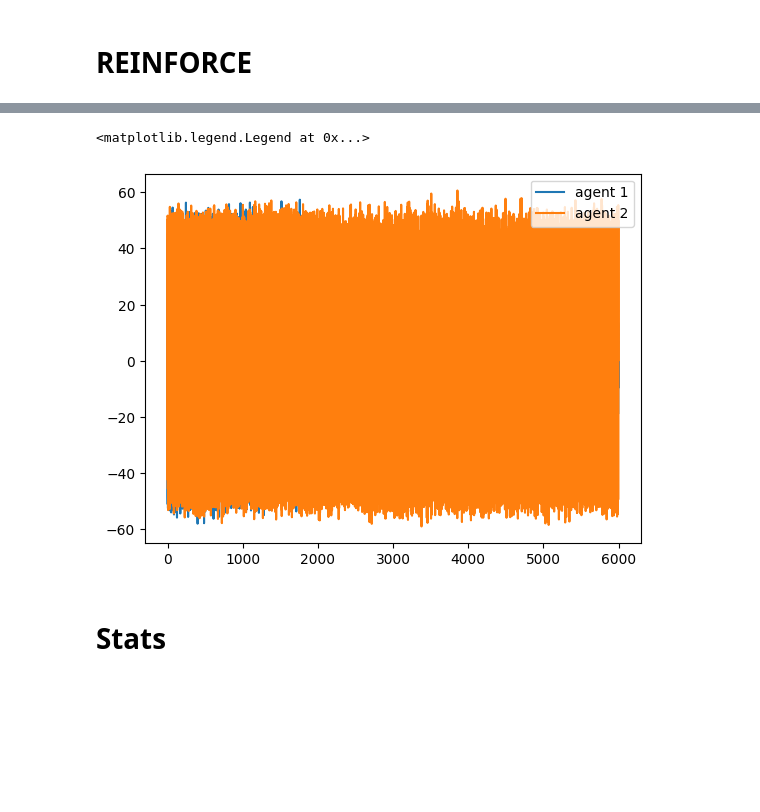
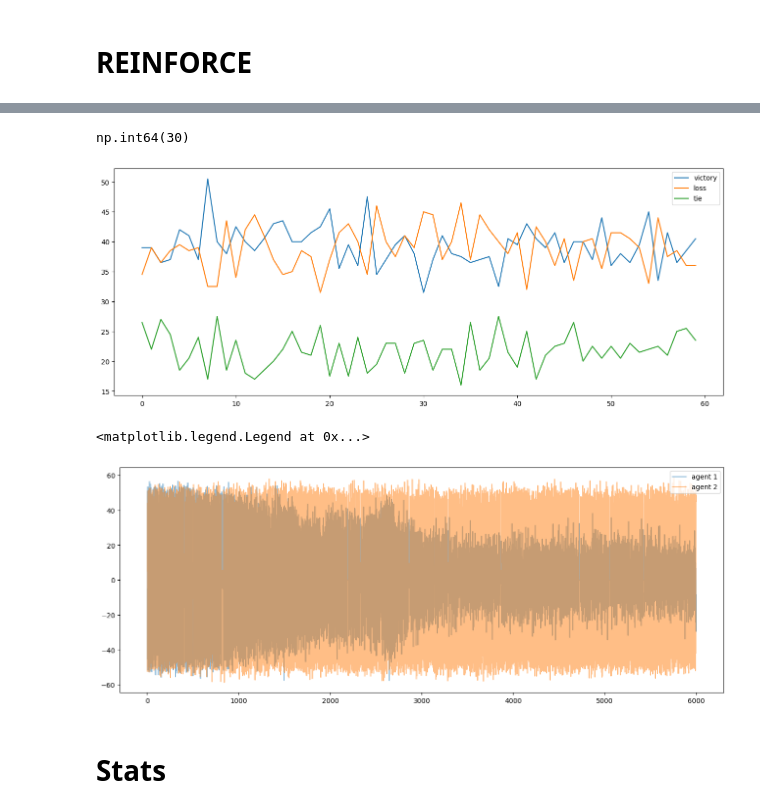
Before and after one commit to andreg24/SuperTicTacToe, a Jupyter notebook: reinforce_trianing.ipynb, the cells around one changed output, grey strips where cells are left out. Saved outputs shown, nothing was run; the diff lists cells and outputs as text; code cells hidden in the pictures; blank space fills up the shorter version.

Commit message:
validation method for reinforce

```diff
--- a/reinforce_trianing.ipynb
+++ b/reinforce_trianing.ipynb
@@ -31,10 +32,14 @@ envh.reset()
 # envh.render()
 # %%
 eps = 0.3
-a1 = NeuralAgent("player_1", epsilon=eps, learning_power=6, exploration_power=2) # max
-a2 = NeuralAgent("player_2", epsilon=eps, learning_power=10.5, exploration_power=1)
+a1 = NeuralAgent("player_1", epsilon=eps, learning_power=6, exploration_power=2)
+a2 = NeuralAgent("player_2", epsilon=eps, learning_power=10.5, exploration_power=1, exploration_const=0.5, learning_const=10)
+print(f"exploration agent 1 {eps**2}")
+print(f"exploration agent 2 {eps**1}")
+print(f"learning rate agent 1 {eps**6}")
+print(f"learning rate agent 2 {eps**10.5}")
 am = ManualAgent("player_1")
 ar = RandomAgent("player_2")
-# a1.policy_net.load_state_dict(torch.load("rl/independent_algo/logs/checkpoints/local/2026_02_18_12_15_33/agent_1/model_1999.pt"))
-# a2.policy_net.load_state_dict(torch.load("rl/independent_algo/logs/checkpoints/local/2026_02_18_12_15_33/agent_2/model_1999.pt"))
+# a1.policy_net.load_state_dict(torch.load("rl/independent_algo/logs/checkpoints/long_val/2026_02_19_15_34_50/agent_1/model_3100.pt"))
+# a2.policy_net.load_state_dict(torch.load("rl/independent_algo/logs/checkpoints/long_val/2026_02_19_15_34_50/agent_2/model_3100.pt"))
 # %% [output]
@@ -73,4 +73,4 @@ warnings.simplefilter("always")
 # %%
 # training
 # 10_000 1h 15m
-a1_losses, a2_losses, a, b, c = reinforce(env, a1, a2, 6000, enable_swap=True, enable_transform=True, px=0, pt=0, checkpoint_rate=200, validation_rate=100, experiment_name="prova nuovo reinforce")
+a1_losses, a2_losses, a, b, c = reinforce(env, a1, a2, 6000, enable_swap=True, enable_transform=True, px=0, pt=0, checkpoint_rate=100, validation_rate=100, experiment_name="const")
@@ -83,0 +93,4 @@ with open('file.pkl', 'wb') as file:
+# %%
+v.argmax()
+# %% [output]
+np.int64(30)
@@ -84,10 +114,15 @@ with open('file.pkl', 'wb') as file:
+# %%
+plot_val(c)
+# %% [output]
+[figure, added]
 # %%
-plt.plot(a1_losses, label="agent 1")
-plt.plot(a2_losses, label="agent 2")
+plt.figure(figsize=(16,6))
+plt.plot(a1_losses, label="agent 1", alpha=0.5)
+plt.plot(a2_losses, label="agent 2", alpha=0.5)
 plt.legend()
 # %% [output]
 <matplotlib.legend.Legend at 0x...>
-[figure, old version]
+[figure, new version]
 # %% [markdown]
 # Stats
 # %%
```
Also changed, not shown: parts of 32 cells of this notebook, 2 other files.
